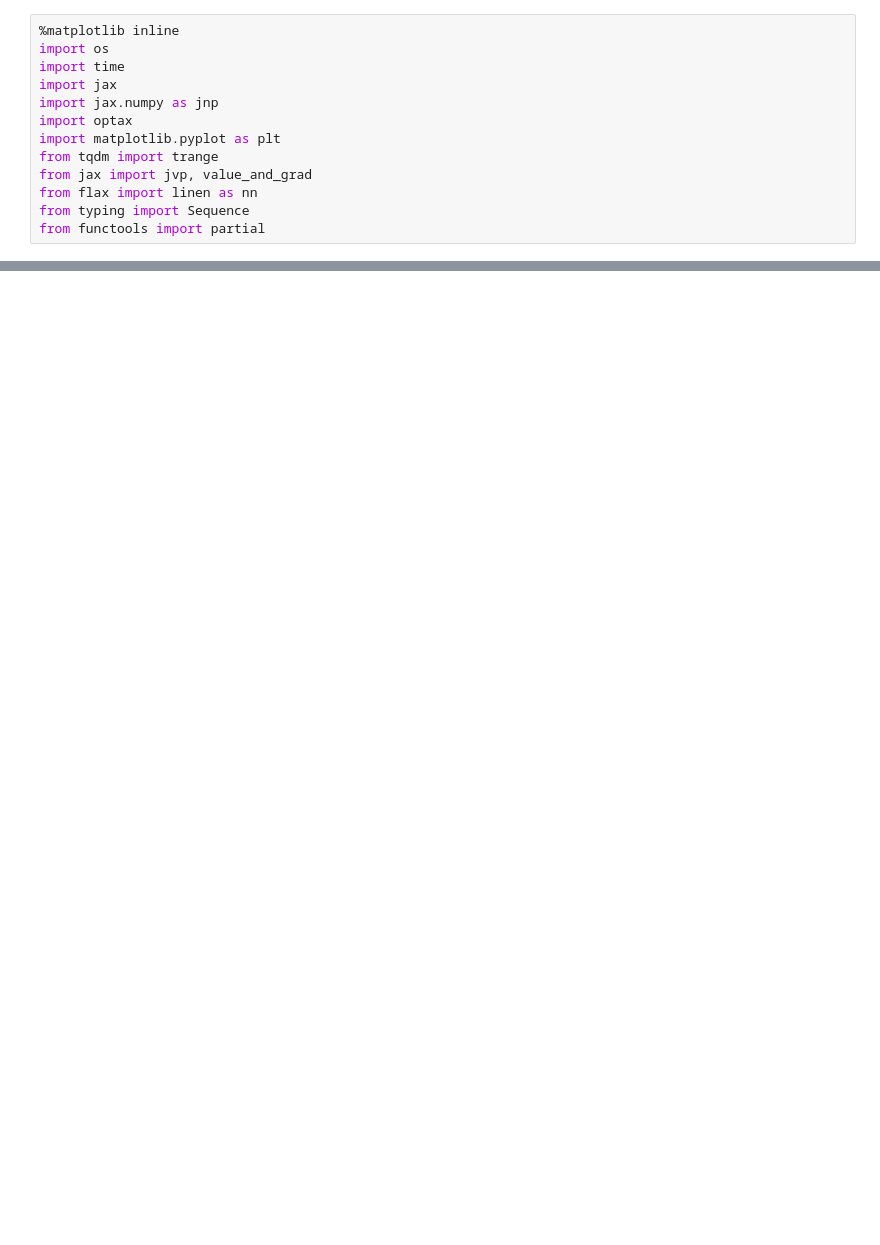
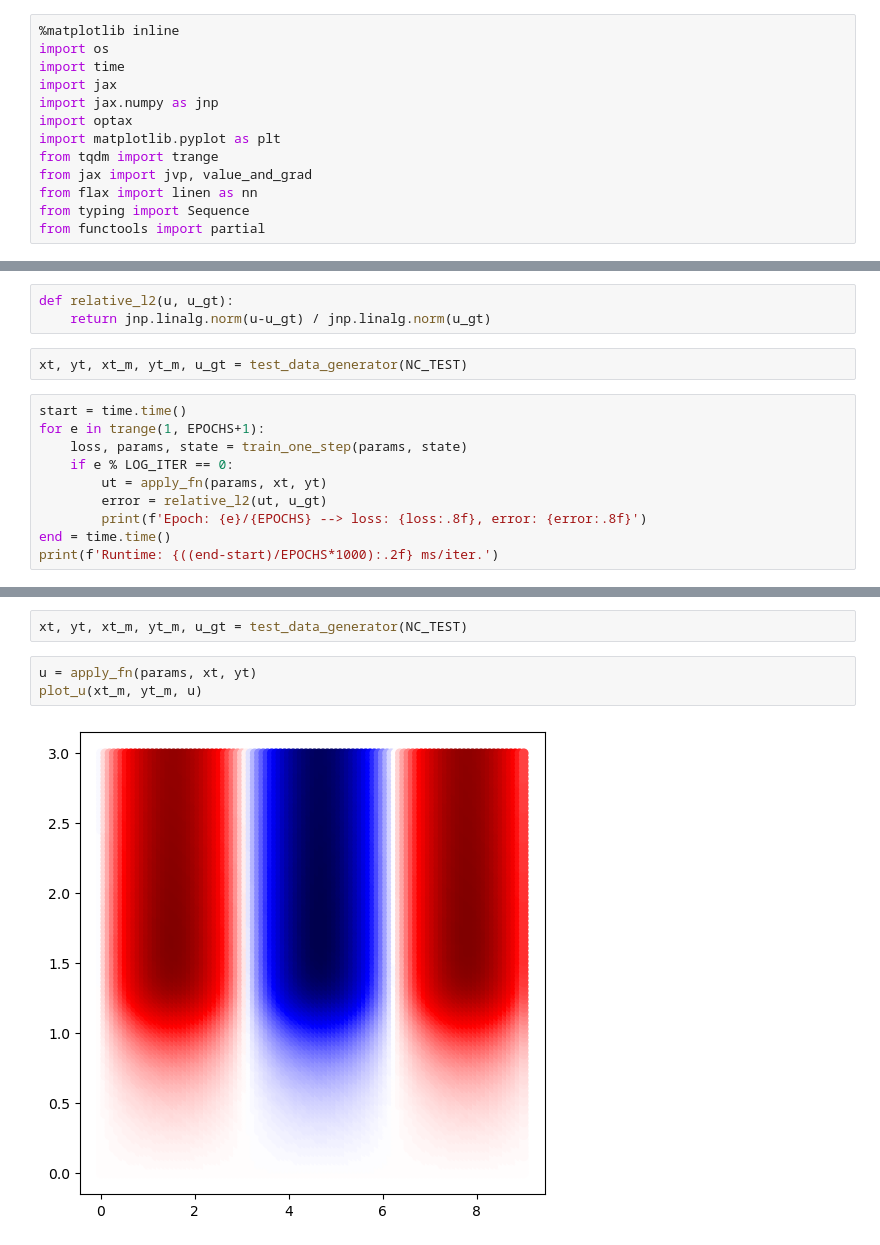
Before and after one commit to mgjeon/2023_PINN-study, a Jupyter notebook: calculation/notebook_spinn.ipynb, the cells around one changed output, grey strips where cells are left out. Cells and saved outputs as stored; diff of their text form; blank space fills up the shorter version.

```diff
--- a/calculation/notebook_spinn.ipynb
+++ b/calculation/notebook_spinn.ipynb
@@ -90,0 +213,15 @@ u.shape
+# %%
+def relative_l2(u, u_gt):
+    return jnp.linalg.norm(u-u_gt) / jnp.linalg.norm(u_gt)
+# %%
+xt, yt, xt_m, yt_m, u_gt = test_data_generator(NC_TEST)
+# %%
+start = time.time()
+for e in trange(1, EPOCHS+1):
+    loss, params, state = train_one_step(params, state)
+    if e % LOG_ITER == 0:
+        ut = apply_fn(params, xt, yt)
+        error = relative_l2(ut, u_gt)
+        print(f'Epoch: {e}/{EPOCHS} --> loss: {loss:.8f}, error: {error:.8f}')
+end = time.time()
+print(f'Runtime: {((end-start)/EPOCHS*1000):.2f} ms/iter.')
@@ -90,0 +232,7 @@ u.shape
+# %%
+xt, yt, xt_m, yt_m, u_gt = test_data_generator(NC_TEST)
+# %%
+u = apply_fn(params, xt, yt)
+plot_u(xt_m, yt_m, u)
+# %% [output]
+[figure, added]
```
Also changed, not shown: parts of 22 cells of this notebook, 5 other files.
